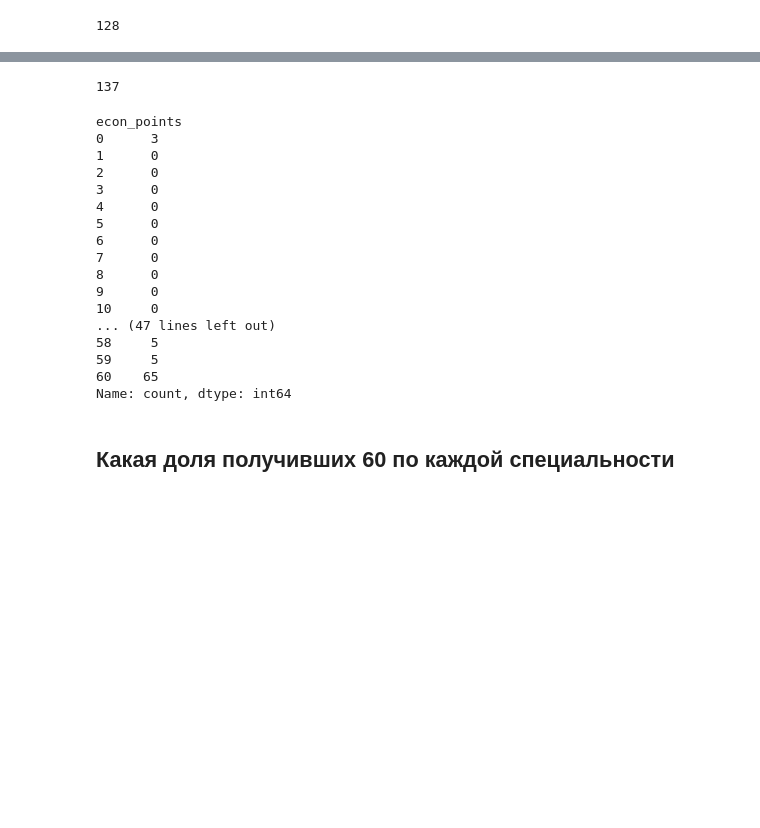
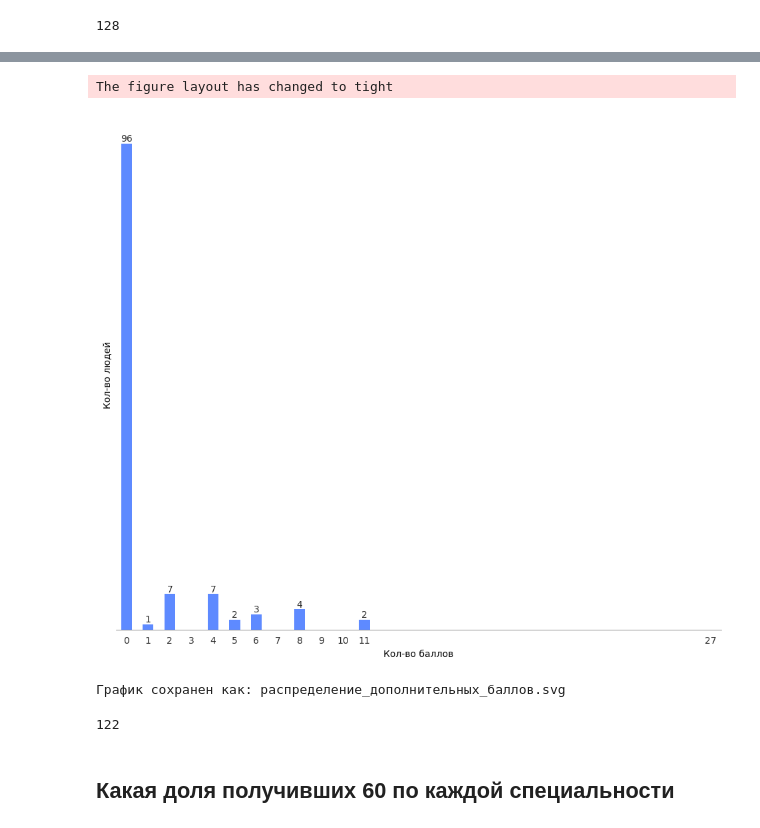
Before and after one commit to FominP/DataProjects, a Jupyter notebook: PostgradAcceptance/ratings.ipynb, the cells around one changed output, grey strips where cells are left out. Cells and saved outputs as stored; diff of their text form; code cells hidden in the pictures; blank space fills up the shorter version.

Commit message:
Изменил построение графиков

```diff
--- a/PostgradAcceptance/ratings.ipynb
+++ b/PostgradAcceptance/ratings.ipynb
@@ -410,13 +418,13 @@ Index(['id', 'group', 'field', 'econ_points', 'stat_points',
 # Создаем полный диапазон от 0 до 40
 full_index = range(0, 41, 2)
 
-df_stat_points = df_results[(df_results['stat_missing']==0)]['stat_points'].value_counts().sort_index().reindex(full_index, fill_value=0)
+df_stat_points = df_results[df_results['stat_missing']==0]['stat_points'].value_counts().sort_index().reindex(full_index, fill_value=0)
 
 ax = df_stat_points.sort_index().plot(
     kind='bar',
     figsize=(12, 6),
     color='steelblue',
-    edgecolor='none'  # Убираем черные границы бара
+    edgecolor='none'
 )
 
 # Добавляем значения наверху каждого бара
@@ -435,11 +443,9 @@ ax.spines['right'].set_visible(False)
 ax.spines['left'].set_visible(False)
 #ax.spines['bottom'].set_visible(False)
 
-# Убираем деления (ticks)
-ax.tick_params(axis='y', left=False)  # Убираем деления на оси Y
-ax.tick_params(axis='x', bottom=False)  # Убираем деления на оси X
+ax.tick_params(axis='y', left=False)
+ax.tick_params(axis='x', bottom=False)
 
-# Убираем сетку если она есть
 ax.grid(False)
 
 plt.tight_layout()
@@ -498,28 +519,46 @@ The figure layout has changed to tight
+# %%
+full_index = range(0, 28, 1)
+df_add_points = df_results[(df_results['stat_missing']==0) & (df_results['econ_missing']==0)]['additional_points'].value_counts().sort_index().reindex(full_index, fill_value=0)
+
+ax = df_add_points.sort_index().plot(
+    kind='bar',
+    figsize=(12, 6),
+    color='steelblue',
+    edgecolor='none'  # Убираем черные границы бара
+)
+
+# Добавляем значения наверху каждого бара
+for i, v in enumerate(df_add_points.sort_index()):
+    if v != 0:
+        ax.text(i, v + 0.1, str(v), ha='center', va='bottom', fontsize=10)
+
+plt.title('Распределение результатов по статистике', fontsize=14)
+plt.xlabel('Кол-во баллов', fontsize=12)
+plt.ylabel('Кол-во людей', fontsize=12)
+plt.xticks(ticks=[0, 1, 2, 3, 4, 5, 6, 7, 8, 9, 10, 11, 27], labels=[0, 1, 2, 3, 4, 5, 6, 7, 8, 9, 10, 11, 27], rotation=0)
+plt.yticks([])
+
+ax.spines['top'].set_visible(False)
+ax.spines['right'].set_visible(False)
+ax.spines['left'].set_visible(False)
+
+ax.tick_params(axis='y', left=False)
+ax.tick_params(axis='x', bottom=False)
+
+ax.grid(False)
+
+plt.tight_layout()
+styled_ax = style_telegram_vertical_barchart(ax, 'Распределение дополнительных баллов')
+
+plt.show()
+# %% [output]
+The figure layout has changed to tight
+[figure, added]
+График сохранен как: распределение_дополнительных_баллов.svg
 # %%
-df_econ_points.sum()
+df_add_points.sum()
 # %% [output]
-137
+122
-# %%
-with pd.option_context("display.max_rows", 1000):
-    display(df_econ_points)
-# %% [output]
-econ_points
-0      3
-1      0
-2      0
-3      0
-4      0
-5      0
-6      0
-7      0
-8      0
-9      0
-10     0
-... (47 lines left out)
-58     5
-59     5
-60    65
-Name: count, dtype: int64
 # %% [markdown]
 ## Какая доля получивших 60 по каждой специальности
 # %%
```
Also changed, not shown: parts of 28 cells of this notebook, 8 other files.
